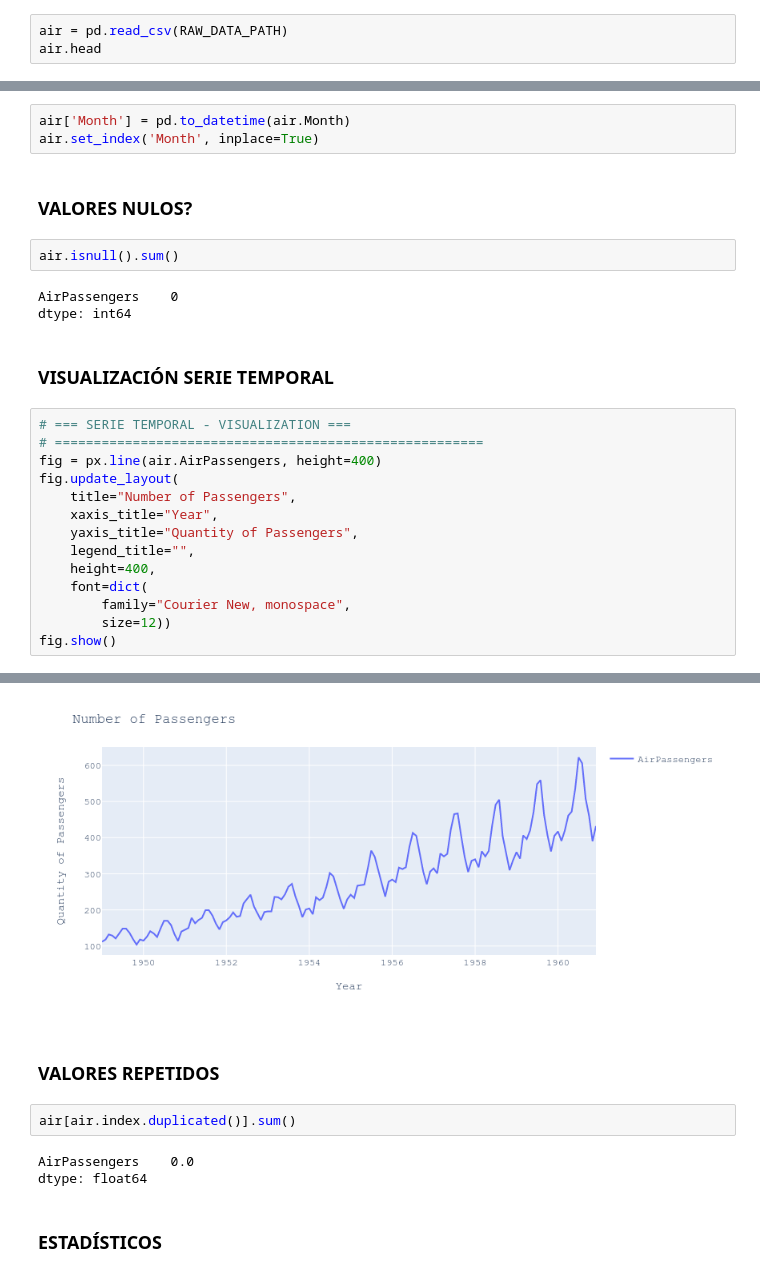
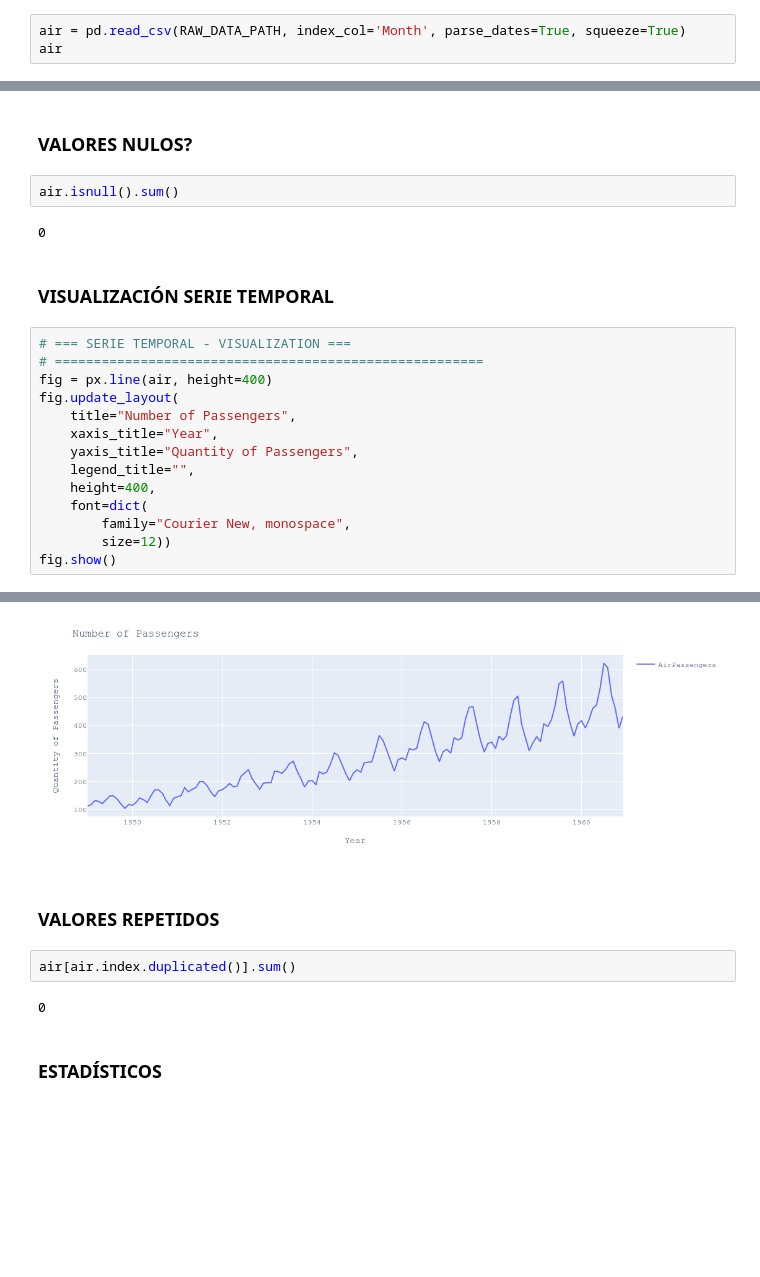
Before and after one commit to PabloJRW/Air-Passengers-Forecasting, a Jupyter notebook: notebooks/0. EDA.ipynb, the cells around one changed output, grey strips where cells are left out. Cells and saved outputs as stored; diff of their text form; blank space fills up the shorter version.

```diff
--- a/notebooks/0. EDA.ipynb
+++ b/notebooks/0. EDA.ipynb
@@ -27,6 +27,6 @@ RAW_DATA_PATH
 # %% [output]
 '../datasets/raw/airline_passengers.csv'
 # %%
-air = pd.read_csv(RAW_DATA_PATH)
-air.head
+air = pd.read_csv(RAW_DATA_PATH, index_col='Month', parse_dates=True, squeeze=True)
+air
 # %% [output]
@@ -47,39 +46,34 @@ air.head
-# %%
-air['Month'] = pd.to_datetime(air.Month)
-air.set_index('Month', inplace=True)
 # %% [markdown]
 ### VALORES NULOS?
 # %%
 air.isnull().sum()
 # %% [output]
-AirPassengers    0
-dtype: int64
+0
 # %% [markdown]
 ### VISUALIZACIÓN SERIE TEMPORAL
 # %%
 # === SERIE TEMPORAL - VISUALIZATION ===
 # =======================================================
-fig = px.line(air.AirPassengers, height=400)
+fig = px.line(air, height=400)
 fig.update_layout(
     title="Number of Passengers",
     xaxis_title="Year",
     yaxis_title="Quantity of Passengers",
     legend_title="",
     height=400,
     font=dict(
         family="Courier New, monospace",
         size=12))
 fig.show()
 # %% [output]
 [interactive output not drawn]
-[figure, old version]
+[figure, new version]
 # %% [markdown]
 ### VALORES REPETIDOS
 # %%
 air[air.index.duplicated()].sum()
 # %% [output]
-AirPassengers    0.0
-dtype: float64
+0
 # %% [markdown]
 ### ESTADÍSTICOS
 # %%
```
Also changed, not shown: parts of 7 cells of this notebook, 7 other files.
